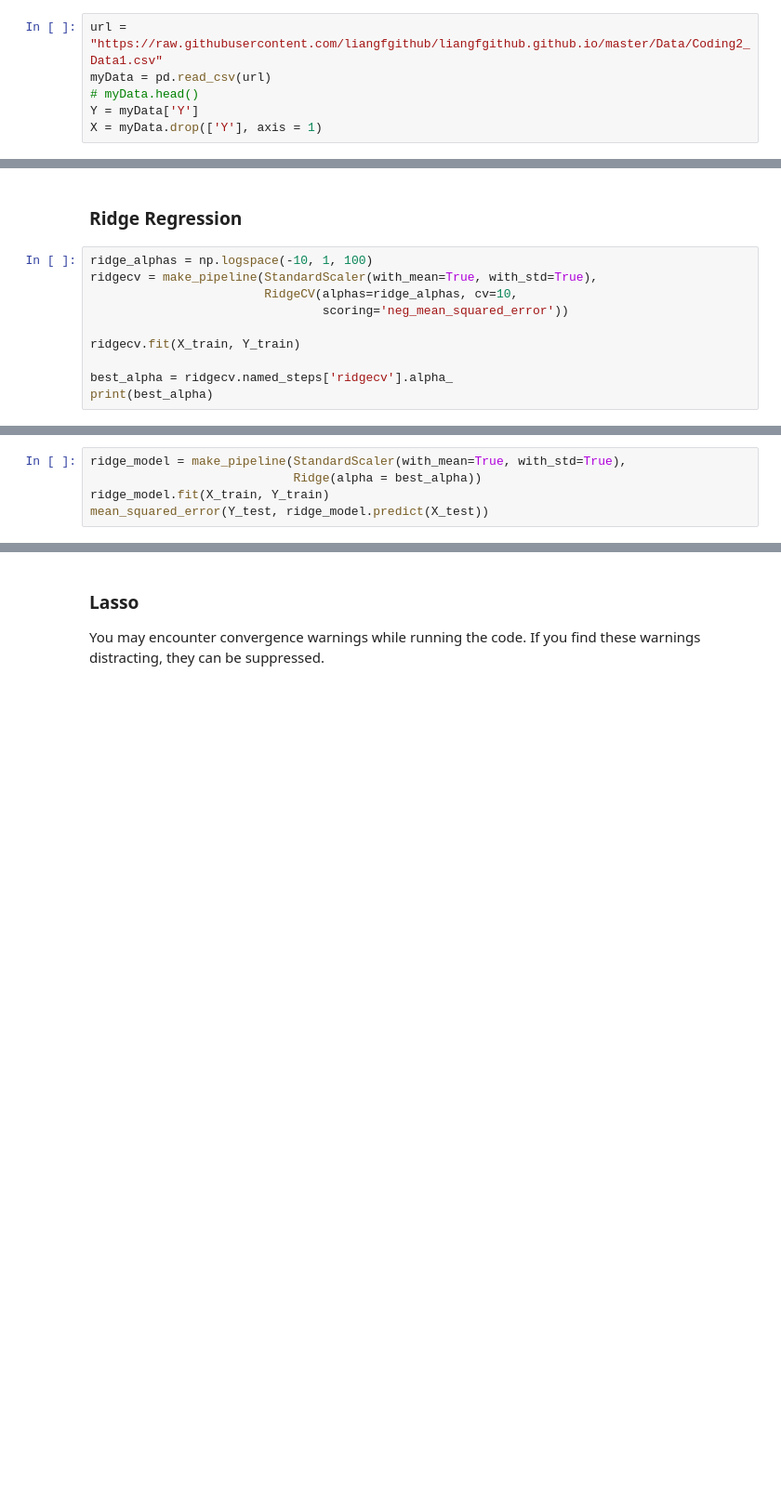
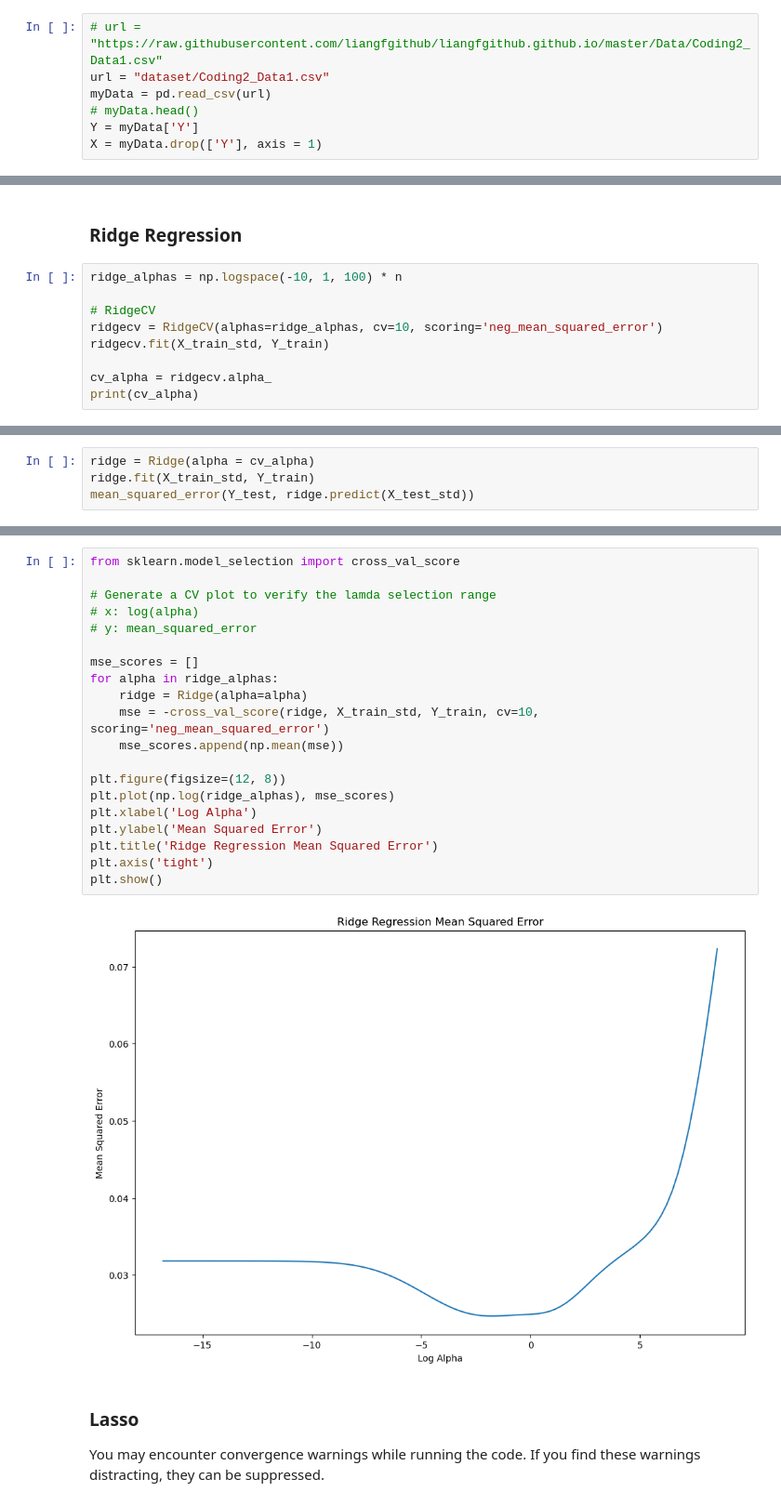
Before and after one commit to lycpaul/cs598-psl, a Jupyter notebook: code2/Assignment_2_1160_ycl7.ipynb, the cells around one changed output, grey strips where cells are left out. Shown at 93% size. Saved outputs shown, nothing was run; the diff lists cells and outputs as text; blank space fills up the shorter version.

```diff
--- a/code2/Assignment_2_1160_ycl7.ipynb
+++ b/code2/Assignment_2_1160_ycl7.ipynb
@@ -176,7 +180,8 @@ from sklearn.pipeline import Pipeline, make_pipeline
 # %% [markdown]
 ### Load Data
 # %%
-url = "https://raw.githubusercontent.com/liangfgithub/liangfgithub.github.io/master/Data/Coding2_Data1.csv"
+# url = "https://raw.githubusercontent.com/liangfgithub/liangfgithub.github.io/master/Data/Coding2_Data1.csv"
+url = "dataset/Coding2_Data1.csv"
 myData = pd.read_csv(url)
 # myData.head()
 Y = myData['Y']
@@ -207,13 +217,12 @@ mean_squared_error(Y_test, full.predict(X_test))
 # %% [markdown]
 ### Ridge Regression
 # %%
-ridge_alphas = np.logspace(-10, 1, 100)
-ridgecv = make_pipeline(StandardScaler(with_mean=True, with_std=True),
-                        RidgeCV(alphas=ridge_alphas, cv=10,
-                                scoring='neg_mean_squared_error'))
+ridge_alphas = np.logspace(-10, 1, 100) * n
 
-ridgecv.fit(X_train, Y_train)
+# RidgeCV
+ridgecv = RidgeCV(alphas=ridge_alphas, cv=10, scoring='neg_mean_squared_error')
+ridgecv.fit(X_train_std, Y_train)
 
-best_alpha = ridgecv.named_steps['ridgecv'].alpha_
-print(best_alpha)
+cv_alpha = ridgecv.alpha_
+print(cv_alpha)
 # %% [output]
@@ -221,5 +229,0 @@ print(best_alpha)
-# %%
-ridge_model = make_pipeline(StandardScaler(with_mean=True, with_std=True),
-                            Ridge(alpha = best_alpha))
-ridge_model.fit(X_train, Y_train)
-mean_squared_error(Y_test, ridge_model.predict(X_test))
@@ -227,0 +230,4 @@ mean_squared_error(Y_test, ridge_model.predict(X_test))
+# %%
+ridge = Ridge(alpha = cv_alpha)
+ridge.fit(X_train_std, Y_train)
+mean_squared_error(Y_test, ridge.predict(X_test_std))
@@ -228,3 +236,25 @@ mean_squared_error(Y_test, ridge_model.predict(X_test))
+# %%
+from sklearn.model_selection import cross_val_score
+
+# Generate a CV plot to verify the lamda selection range
+# x: log(alpha)
+# y: mean_squared_error
+
+mse_scores = []
+for alpha in ridge_alphas:
+    ridge = Ridge(alpha=alpha)
+    mse = -cross_val_score(ridge, X_train_std, Y_train, cv=10, scoring='neg_mean_squared_error')
+    mse_scores.append(np.mean(mse))
+
+plt.figure(figsize=(12, 8))
+plt.plot(np.log(ridge_alphas), mse_scores)
+plt.xlabel('Log Alpha')
+plt.ylabel('Mean Squared Error')
+plt.title('Ridge Regression Mean Squared Error')
+plt.axis('tight')
+plt.show()
+# %% [output]
+[figure, added]
 # %% [markdown]
 ### Lasso
 
```
Also changed, not shown: parts of 24 cells of this notebook, 3 other files.
